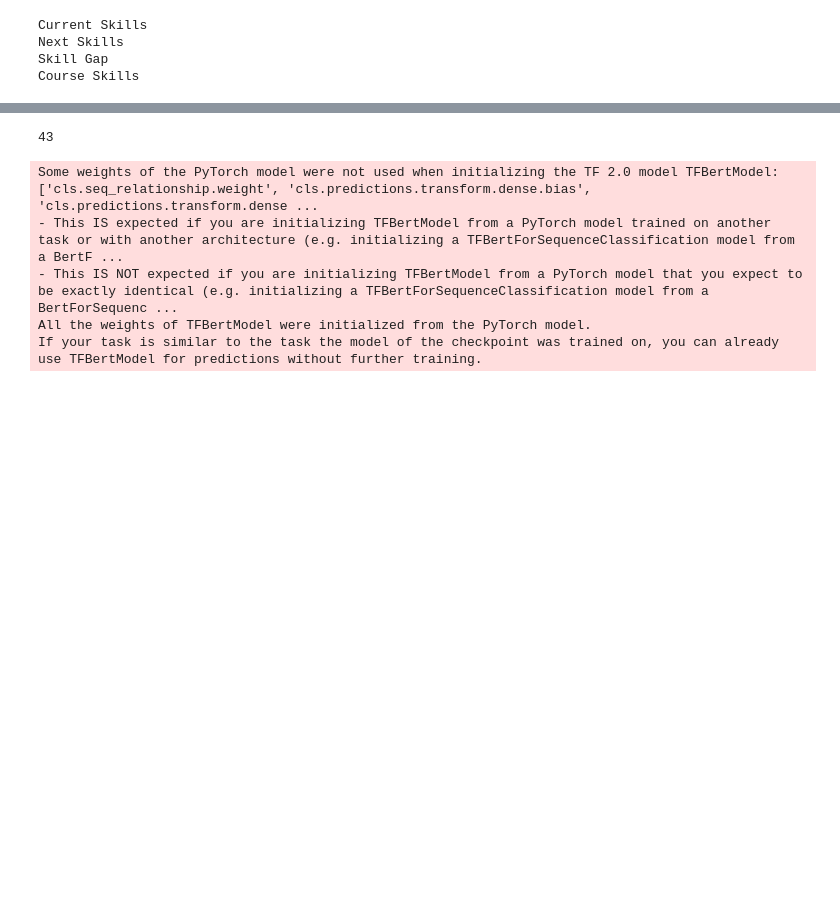
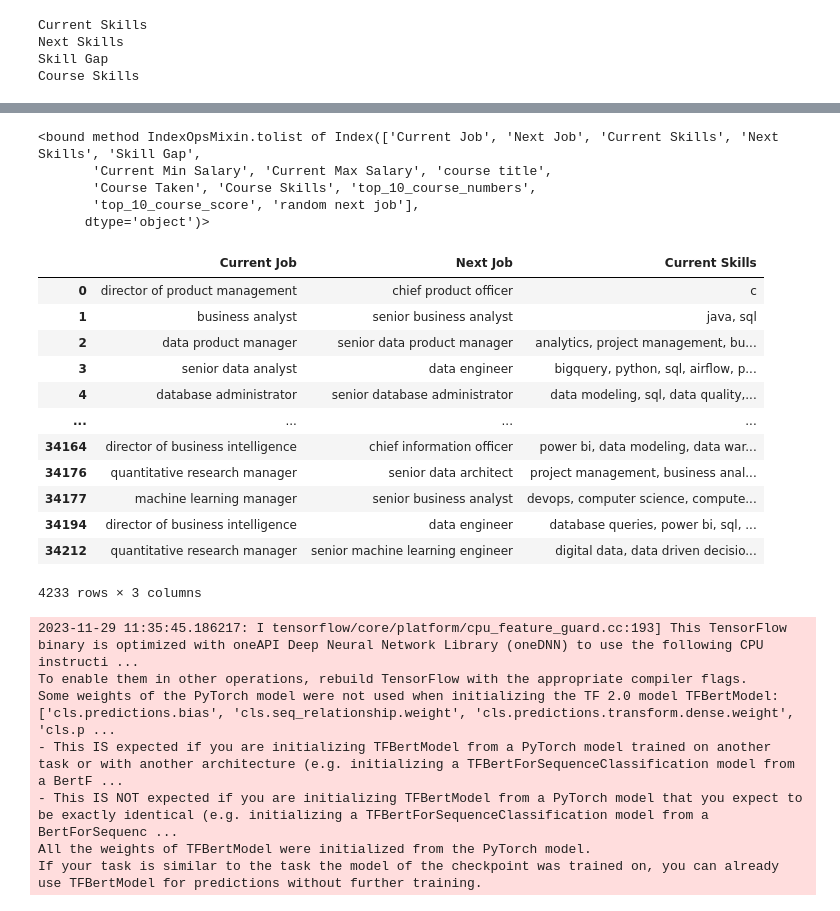
Before and after one commit to nitzmali/job_transition_pathway, a Jupyter notebook: notebooks/build_job_pred_model.ipynb, the cells around one changed output, grey strips where cells are left out. Saved outputs shown, nothing was run; the diff lists cells and outputs as text; code cells hidden in the pictures; blank space fills up the shorter version.

```diff
--- a/notebooks/build_job_pred_model.ipynb
+++ b/notebooks/build_job_pred_model.ipynb
@@ -25,14 +28,14 @@ import tensorflow.keras.backend as K
 # %%
 ## Load data
 
-synthetic_user_data = pd.read_csv("/Users/nyzy/Library/CloudStorage/GoogleDrive-nitinmali999@gmail.com/.shortcut-targets-by-id/1yEbTjc1DwwTDd2CB86Il6F-3DhFUn8pU/Data Mining/data/processed_datasets/synthetic_data_half_cleaned_mac_full_v1.csv")
+synthetic_user_data = pd.read_csv("/Users/nyzy/Library/CloudStorage/GoogleDrive-nitinmali999@gmail.com/.shortcut-targets-by-id/1yEbTjc1DwwTDd2CB86Il6F-3DhFUn8pU/Data Mining/data/processed_datasets/synthetic_data_cleaned_v5.csv")
 import ast
 df = synthetic_user_data.copy()
 # Fill missing values if necessary
 df.fillna({'Course Taken': 'no course','course title': 'no course'}, inplace=True)
 df["Course Taken"]=df["Course Taken"].apply(lambda x:x.replace("NAN","No Course"))
 
-df["Course Skills"]=df["Course Skills"].apply(lambda x:ast.literal_eval(x))
+#df["Course Skills"]=df["Course Skills"].apply(lambda x:ast.literal_eval(x))
 df["Course Skills"].apply(lambda x: x if len(x)!=0 else "no skills")
 #df["Course title"]=df["Course title"].apply(lambda x:x.replace("NAN","No Course"))
 def set_to_string(skill_set):
@@ -80,10 +99,31 @@ Course Skills
 # %%
-df = df.drop(columns=['Unnamed: 0.1', 'Unnamed: 0'])
-df = df[df["random next job"]!=1].drop_duplicates()
+df = df.drop(columns=[ 'Unnamed: 0'])
+#df = df[df["random next job"]!=1].drop_duplicates()
-# %%
-len(df["Current Job"].unique())
-# %% [output]
-43
+# %%
+df.columns.to_list
+# %% [output]
+<bound method IndexOpsMixin.tolist of Index(['Current Job', 'Next Job', 'Current Skills', 'Next Skills', 'Skill Gap',
+       'Current Min Salary', 'Current Max Salary', 'course title',
+       'Course Taken', 'Course Skills', 'top_10_course_numbers',
+       'top_10_course_score', 'random next job'],
+      dtype='object')>
+# %%
+ts_d = df[['Current Job', 'Next Job', 'Current Skills']].drop_duplicates()
+ts_d
+# %% [output]
+|  | Current Job | Next Job | Current Skills |
+| 0 | director of product management | chief product officer | c |
+| 1 | business analyst | senior business analyst | java, sql |
+| 2 | data product manager | senior data product manager | analytics, project management, bu... |
+| 3 | senior data analyst | data engineer | bigquery, python, sql, airflow, p... |
+| 4 | database administrator | senior database administrator | data modeling, sql, data quality,... |
+| ... | ... | ... | ... |
+| 34164 | director of business intelligence | chief information officer | power bi, data modeling, data war... |
+| 34176 | quantitative research manager | senior data architect | project management, business anal... |
+| 34177 | machine learning manager | senior business analyst | devops, computer science, compute... |
+| 34194 | director of business intelligence | data engineer | database queries, power bi, sql, ... |
+| 34212 | quantitative research manager | senior machine learning engineer | digital data, data driven decisio... |
+4233 rows × 3 columns
 # %%
 ## Build embedding
 
@@ -115,7 +155,9 @@ for job in unique_job_titles:
     embedding = get_embedding(job)  # Using the same function as in your model
     job_embeddings[tuple(embedding)] = job  # Storing embedding as tuple for dictionary key
 # %% [output]
-Some weights of the PyTorch model were not used when initializing the TF 2.0 model TFBertModel: ['cls.seq_relationship.weight', 'cls.predictions.transform.dense.bias', 'cls.predictions.transform.dense ...
+2023-11-29 11:35:45.186217: I tensorflow/core/platform/cpu_feature_guard.cc:193] This TensorFlow binary is optimized with oneAPI Deep Neural Network Library (oneDNN) to use the following CPU instructi ...
+To enable them in other operations, rebuild TensorFlow with the appropriate compiler flags.
+Some weights of the PyTorch model were not used when initializing the TF 2.0 model TFBertModel: ['cls.predictions.bias', 'cls.seq_relationship.weight', 'cls.predictions.transform.dense.weight', 'cls.p ...
 - This IS expected if you are initializing TFBertModel from a PyTorch model trained on another task or with another architecture (e.g. initializing a TFBertForSequenceClassification model from a BertF ...
 - This IS NOT expected if you are initializing TFBertModel from a PyTorch model that you expect to be exactly identical (e.g. initializing a TFBertForSequenceClassification model from a BertForSequenc ...
 All the weights of TFBertModel were initialized from the PyTorch model.
```
Also changed, not shown: parts of 7 cells of this notebook, 11 other files.
